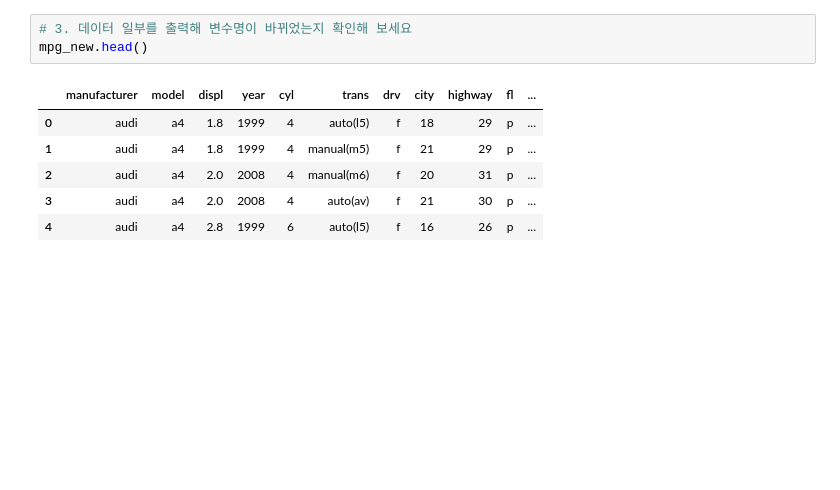
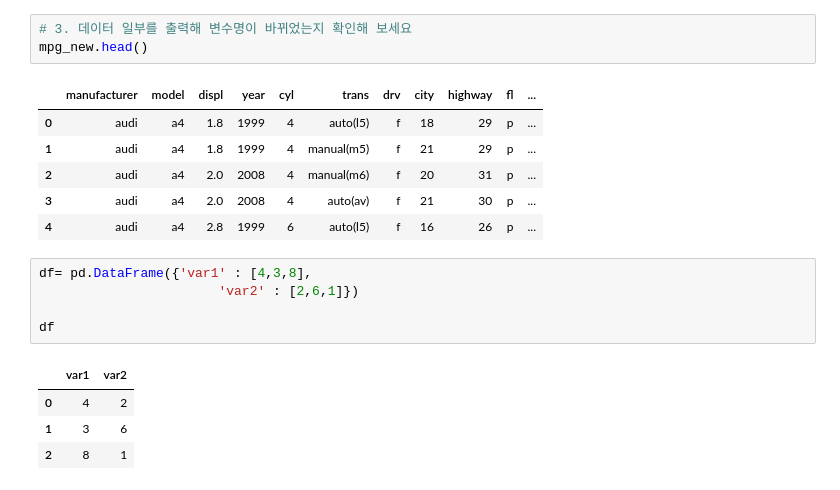
Before and after one commit to mizzcereal/kit_bigdata, a Jupyter notebook: chapter05/chapter05.ipynb, the cells around one changed output. Saved outputs shown, nothing was run; the diff lists cells and outputs as text; blank space fills up the shorter version.

```diff
--- a/chapter05/chapter05.ipynb
+++ b/chapter05/chapter05.ipynb
@@ -304,3 +304,13 @@ mpg_new.head()
 | 2 | audi | a4 | 2.0 | 2008 | 4 | manual(m6) | f | 20 | 31 | p | ... |
 | 3 | audi | a4 | 2.0 | 2008 | 4 | auto(av) | f | 21 | 30 | p | ... |
 | 4 | audi | a4 | 2.8 | 1999 | 6 | auto(l5) | f | 16 | 26 | p | ... |
+# %%
+df= pd.DataFrame({'var1' : [4,3,8],
+                       'var2' : [2,6,1]})
+
+df
+# %% [output]
+|  | var1 | var2 |
+| 0 | 4 | 2 |
+| 1 | 3 | 6 |
+| 2 | 8 | 1 |
```
